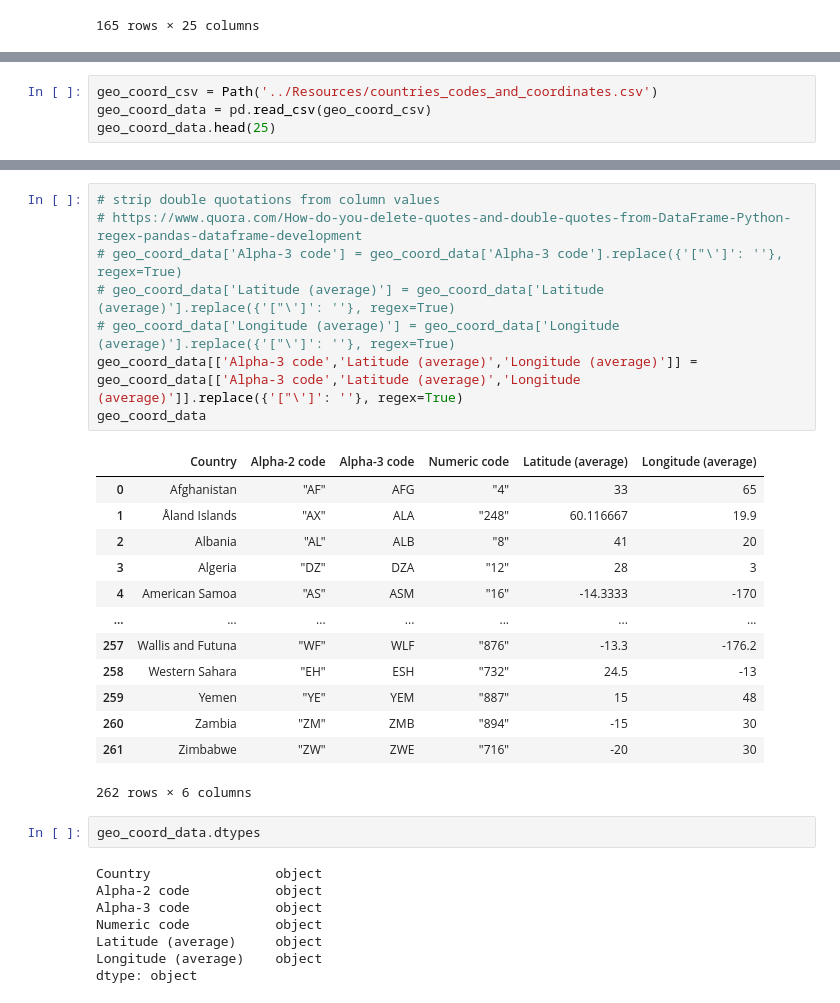
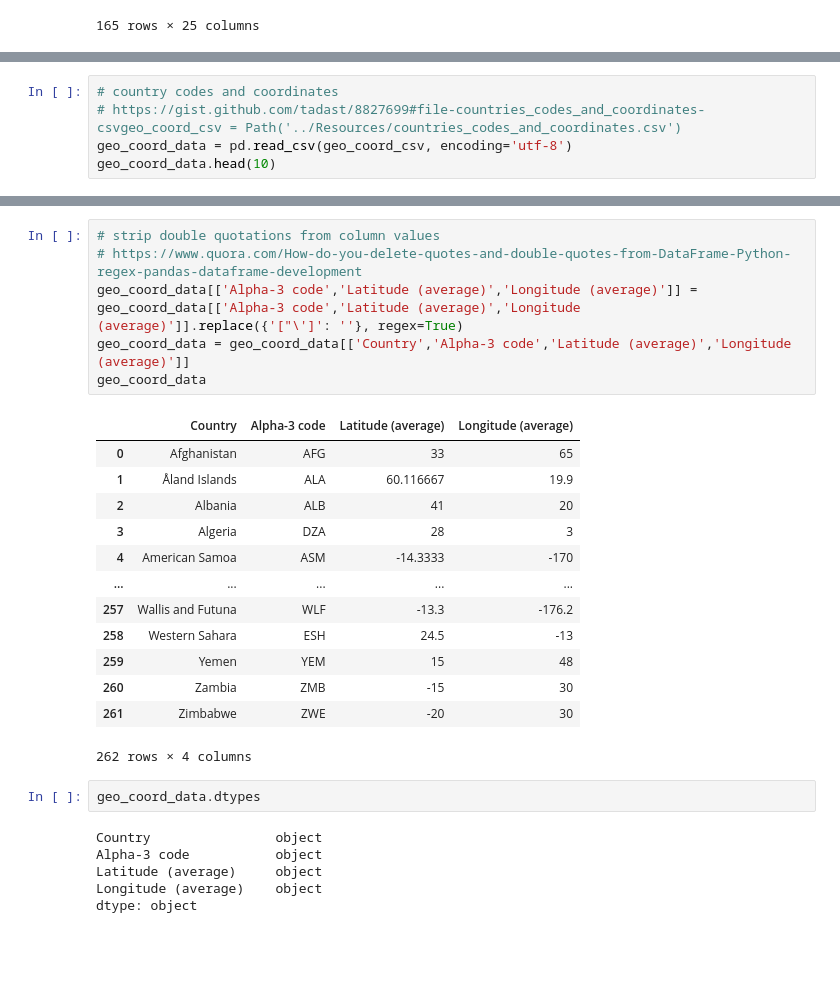
Before and after one commit to Sueraaa/project1-group5, a Jupyter notebook: Project_ex1/Code/WHO_analysis.ipynb, the cells around one changed output, grey strips where cells are left out. Cells and saved outputs as stored; diff of their text form; blank space fills up the shorter version.

```diff
--- a/Project_ex1/Code/WHO_analysis.ipynb
+++ b/Project_ex1/Code/WHO_analysis.ipynb
@@ -269,8 +250,9 @@ TimeDimensionEnd       object
 dtype: object
 # %%
-geo_coord_csv = Path('../Resources/countries_codes_and_coordinates.csv')
-geo_coord_data = pd.read_csv(geo_coord_csv)
-geo_coord_data.head(25)
+# country codes and coordinates
+# https://gist.github.com/tadast/8827699#file-countries_codes_and_coordinates-csvgeo_coord_csv = Path('../Resources/countries_codes_and_coordinates.csv')
+geo_coord_data = pd.read_csv(geo_coord_csv, encoding='utf-8')
+geo_coord_data.head(10)
 # %% [output]
 |  | Country | Alpha-2 code | Alpha-3 code | Numeric code | Latitude (average) | Longitude (average) |
 | 0 | Afghanistan | "AF" | "AFG" | "4" | "33" | "65" |
@@ -292,32 +268,28 @@ geo_coord_data.head(25)
 # %%
 # strip double quotations from column values
 # https://www.quora.com/How-do-you-delete-quotes-and-double-quotes-from-DataFrame-Python-regex-pandas-dataframe-development
-# geo_coord_data['Alpha-3 code'] = geo_coord_data['Alpha-3 code'].replace({'["\']': ''}, regex=True)
-# geo_coord_data['Latitude (average)'] = geo_coord_data['Latitude (average)'].replace({'["\']': ''}, regex=True)
-# geo_coord_data['Longitude (average)'] = geo_coord_data['Longitude (average)'].replace({'["\']': ''}, regex=True)
 geo_coord_data[['Alpha-3 code','Latitude (average)','Longitude (average)']] = geo_coord_data[['Alpha-3 code','Latitude (average)','Longitude (average)']].replace({'["\']': ''}, regex=True)
+geo_coord_data = geo_coord_data[['Country','Alpha-3 code','Latitude (average)','Longitude (average)']]
 geo_coord_data
 # %% [output]
-|  | Country | Alpha-2 code | Alpha-3 code | Numeric code | Latitude (average) | Longitude (average) |
-| 0 | Afghanistan | "AF" | AFG | "4" | 33 | 65 |
-| 1 | Åland Islands | "AX" | ALA | "248" | 60.116667 | 19.9 |
-| 2 | Albania | "AL" | ALB | "8" | 41 | 20 |
-| 3 | Algeria | "DZ" | DZA | "12" | 28 | 3 |
-| 4 | American Samoa | "AS" | ASM | "16" | -14.3333 | -170 |
-| ... | ... | ... | ... | ... | ... | ... |
-| 257 | Wallis and Futuna | "WF" | WLF | "876" | -13.3 | -176.2 |
-| 258 | Western Sahara | "EH" | ESH | "732" | 24.5 | -13 |
-| 259 | Yemen | "YE" | YEM | "887" | 15 | 48 |
-| 260 | Zambia | "ZM" | ZMB | "894" | -15 | 30 |
-| 261 | Zimbabwe | "ZW" | ZWE | "716" | -20 | 30 |
+|  | Country | Alpha-3 code | Latitude (average) | Longitude (average) |
+| 0 | Afghanistan | AFG | 33 | 65 |
+| 1 | Åland Islands | ALA | 60.116667 | 19.9 |
+| 2 | Albania | ALB | 41 | 20 |
+| 3 | Algeria | DZA | 28 | 3 |
+| 4 | American Samoa | ASM | -14.3333 | -170 |
+| ... | ... | ... | ... | ... |
+| 257 | Wallis and Futuna | WLF | -13.3 | -176.2 |
+| 258 | Western Sahara | ESH | 24.5 | -13 |
+| 259 | Yemen | YEM | 15 | 48 |
+| 260 | Zambia | ZMB | -15 | 30 |
+| 261 | Zimbabwe | ZWE | -20 | 30 |
-262 rows × 6 columns
+262 rows × 4 columns
 # %%
 geo_coord_data.dtypes
 # %% [output]
 Country                object
-Alpha-2 code           object
 Alpha-3 code           object
-Numeric code           object
 Latitude (average)     object
 Longitude (average)    object
 dtype: object
```
Also changed, not shown: parts of 34 cells of this notebook.
